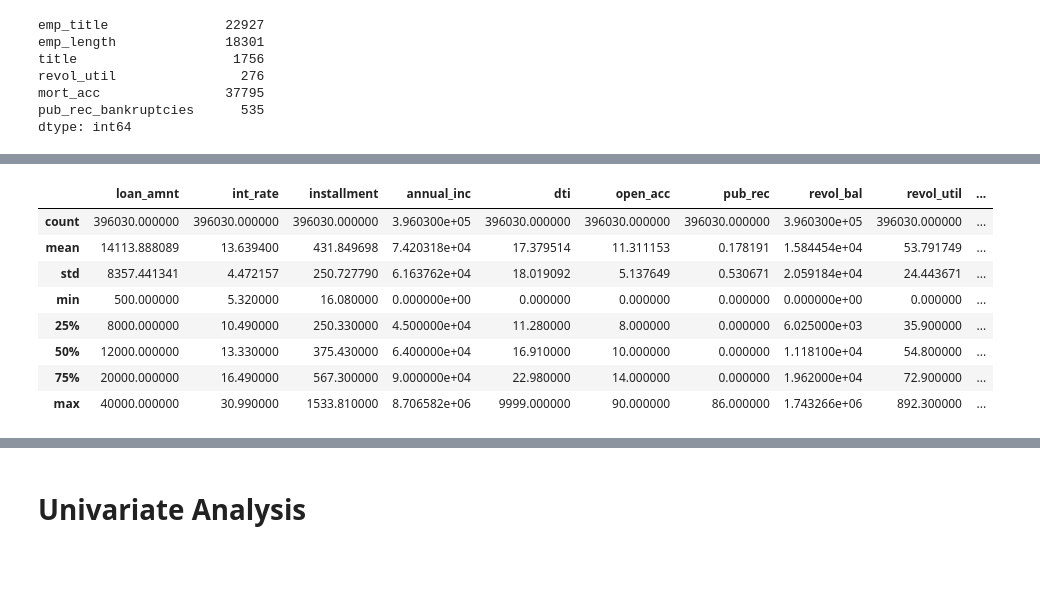
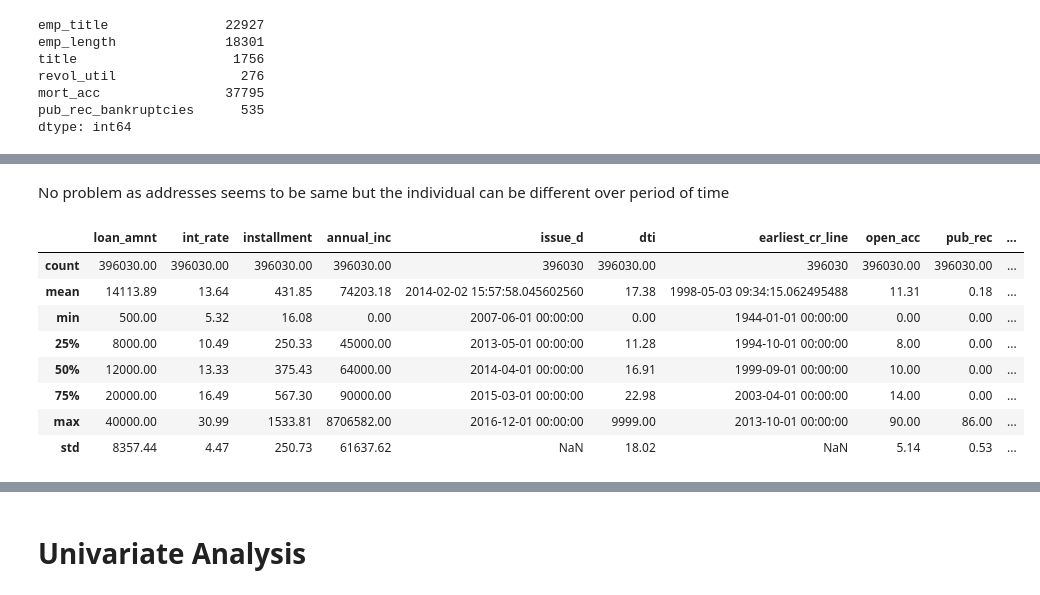
Before and after one commit to namangarg1805/Data-Analytics, a Jupyter notebook: ABC_Loan_Company.ipynb, the cells around one changed output, grey strips where cells are left out. Saved outputs shown, nothing was run; the diff lists cells and outputs as text; code cells hidden in the pictures; blank space fills up the shorter version.

```diff
--- a/ABC_Loan_Company.ipynb
+++ b/ABC_Loan_Company.ipynb
@@ -152,0 +209,5 @@ for i in res.index:
+# %%
+# investigating for discrepancies
+for i in df.select_dtypes(include='object'):
+    print(df[i].value_counts(normalize=True)*100)
+    print()
@@ -152,0 +235,4 @@ for i in res.index:
+# %%
+df['emp_title']=df['emp_title'].str.lower()
+df['address']=df['address'].str.lower()
+df['home_ownership']=df['home_ownership'].replace('ANY','OTHER')
@@ -152,0 +249,7 @@ for i in res.index:
+# %%
+# splitting Address into city,state,zip_code
+df['state']=df['address'].str.split(' ').apply(lambda x:x[-2].strip())
+df['zip_code']=df['address'].str.split(' ').apply(lambda x:x[-1].strip())
+df['city_state'] = df['address'].str.split('\n').apply(lambda x:x[1].replace(',','').strip())
+df['city'] = df['city_state'].str.split(' ').apply(lambda x: (' '.join(x[:len(x)-2])).strip())
+df.drop(columns='city_state',inplace=True)
@@ -152,0 +285,9 @@ for i in res.index:
+# %%
+# converting to required data type and splitting issue date
+df['issue_d']=pd.to_datetime(df['issue_d'])
+df['issue_month'] =df['issue_d'].dt.month
+df['issue_year'] = df['issue_d'].dt.year
+df['earliest_cr_line']=pd.to_datetime(df['earliest_cr_line'])
+cols = ['term','grade','sub_grade','emp_length','home_ownership','verification_status','loan_status','purpose','initial_list_status','application_type']
+for i in cols:
+    df[i]=df[i].astype('category')
@@ -153,12 +322,14 @@ for i in res.index:
+# %% [markdown]
+No problem as addresses seems to be same but the individual can be different over period of time
 # %%
-df.describe()
+df.describe().round(2)
 # %% [output]
-|  | loan_amnt | int_rate | installment | annual_inc | dti | open_acc | pub_rec | revol_bal | revol_util | ... |
-| count | 396030.000000 | 396030.000000 | 396030.000000 | 3.960300e+05 | 396030.000000 | 396030.000000 | 396030.000000 | 3.960300e+05 | 396030.000000 | ... |
-| mean | 14113.888089 | 13.639400 | 431.849698 | 7.420318e+04 | 17.379514 | 11.311153 | 0.178191 | 1.584454e+04 | 53.791749 | ... |
-| std | 8357.441341 | 4.472157 | 250.727790 | 6.163762e+04 | 18.019092 | 5.137649 | 0.530671 | 2.059184e+04 | 24.443671 | ... |
-| min | 500.000000 | 5.320000 | 16.080000 | 0.000000e+00 | 0.000000 | 0.000000 | 0.000000 | 0.000000e+00 | 0.000000 | ... |
-| 25% | 8000.000000 | 10.490000 | 250.330000 | 4.500000e+04 | 11.280000 | 8.000000 | 0.000000 | 6.025000e+03 | 35.900000 | ... |
-| 50% | 12000.000000 | 13.330000 | 375.430000 | 6.400000e+04 | 16.910000 | 10.000000 | 0.000000 | 1.118100e+04 | 54.800000 | ... |
-| 75% | 20000.000000 | 16.490000 | 567.300000 | 9.000000e+04 | 22.980000 | 14.000000 | 0.000000 | 1.962000e+04 | 72.900000 | ... |
-| max | 40000.000000 | 30.990000 | 1533.810000 | 8.706582e+06 | 9999.000000 | 90.000000 | 86.000000 | 1.743266e+06 | 892.300000 | ... |
+|  | loan_amnt | int_rate | installment | annual_inc | issue_d | dti | earliest_cr_line | open_acc | pub_rec | ... |
+| count | 396030.00 | 396030.00 | 396030.00 | 396030.00 | 396030 | 396030.00 | 396030 | 396030.00 | 396030.00 | ... |
+| mean | 14113.89 | 13.64 | 431.85 | 74203.18 | 2014-02-02 15:57:58.045602560 | 17.38 | 1998-05-03 09:34:15.062495488 | 11.31 | 0.18 | ... |
+| min | 500.00 | 5.32 | 16.08 | 0.00 | 2007-06-01 00:00:00 | 0.00 | 1944-01-01 00:00:00 | 0.00 | 0.00 | ... |
+| 25% | 8000.00 | 10.49 | 250.33 | 45000.00 | 2013-05-01 00:00:00 | 11.28 | 1994-10-01 00:00:00 | 8.00 | 0.00 | ... |
+| 50% | 12000.00 | 13.33 | 375.43 | 64000.00 | 2014-04-01 00:00:00 | 16.91 | 1999-09-01 00:00:00 | 10.00 | 0.00 | ... |
+| 75% | 20000.00 | 16.49 | 567.30 | 90000.00 | 2015-03-01 00:00:00 | 22.98 | 2003-04-01 00:00:00 | 14.00 | 0.00 | ... |
+| max | 40000.00 | 30.99 | 1533.81 | 8706582.00 | 2016-12-01 00:00:00 | 9999.00 | 2013-10-01 00:00:00 | 90.00 | 86.00 | ... |
+| std | 8357.44 | 4.47 | 250.73 | 61637.62 | NaN | 18.02 | NaN | 5.14 | 0.53 | ... |
```
Also changed, not shown: parts of 174 cells of this notebook.
